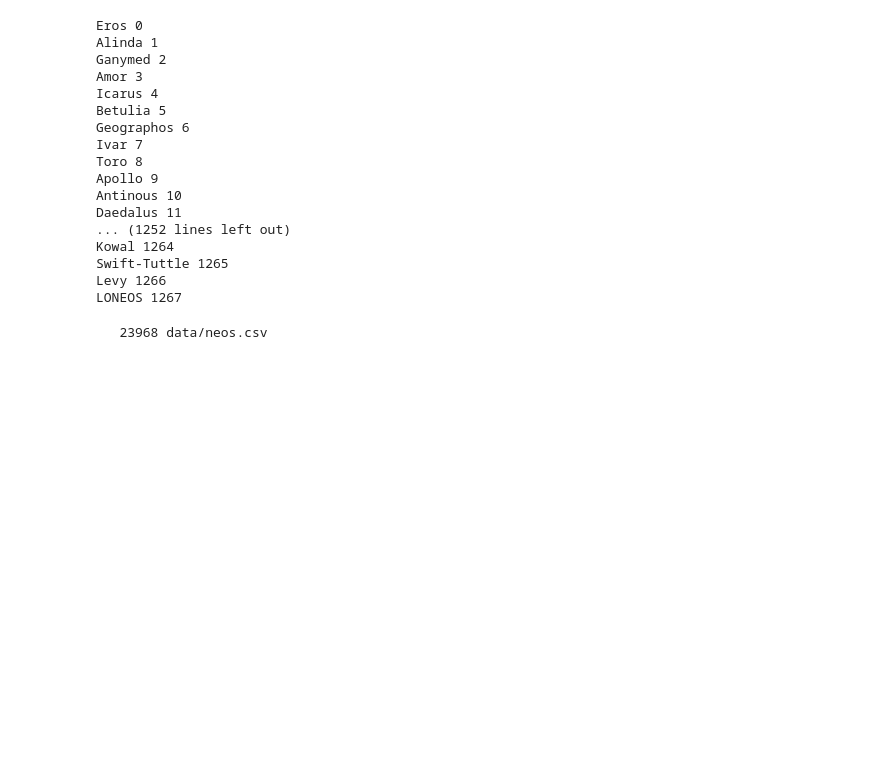
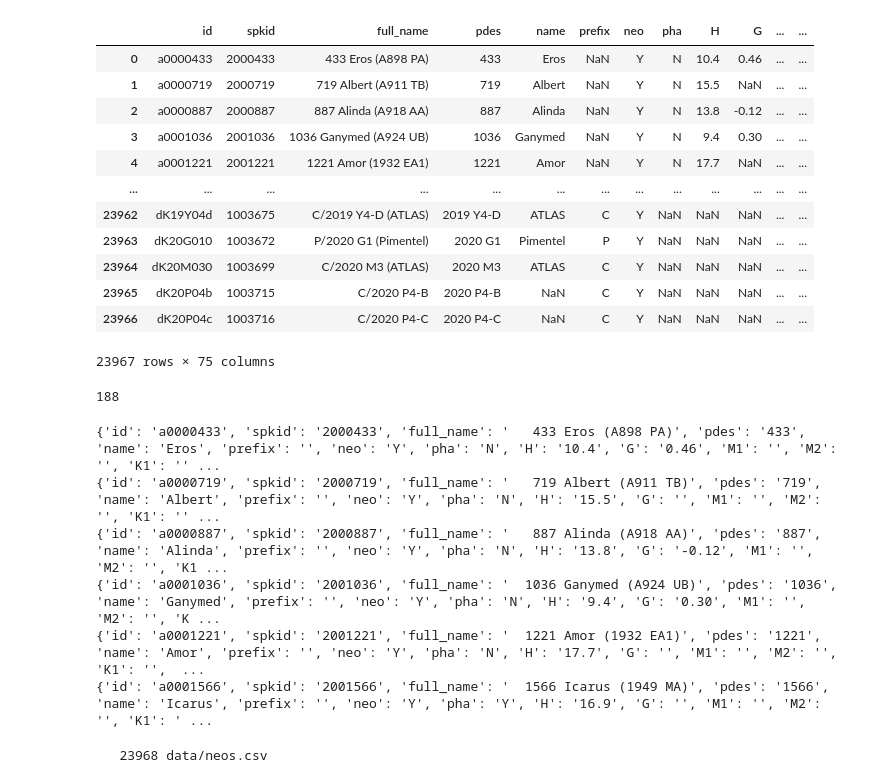
Before and after one commit to WinCanton/near-earth-objects, a Jupyter notebook: Understand-data.ipynb, the cells around one changed output. Cells and saved outputs as stored; diff of their text form; code cells hidden in the pictures; blank space fills up the shorter version.

```diff
--- a/Understand-data.ipynb
+++ b/Understand-data.ipynb
@@ -1,3 +36,23 @@
+# %%
+neos = pd.read_csv('data/neos.csv'); neos
+# %% [output]
+|  | id | spkid | full_name | pdes | name | prefix | neo | pha | H | G | ... | ... |
+| 0 | a0000433 | 2000433 | 433 Eros (A898 PA) | 433 | Eros | NaN | Y | N | 10.4 | 0.46 | ... | ... |
+| 1 | a0000719 | 2000719 | 719 Albert (A911 TB) | 719 | Albert | NaN | Y | N | 15.5 | NaN | ... | ... |
+| 2 | a0000887 | 2000887 | 887 Alinda (A918 AA) | 887 | Alinda | NaN | Y | N | 13.8 | -0.12 | ... | ... |
+| 3 | a0001036 | 2001036 | 1036 Ganymed (A924 UB) | 1036 | Ganymed | NaN | Y | N | 9.4 | 0.30 | ... | ... |
+| 4 | a0001221 | 2001221 | 1221 Amor (1932 EA1) | 1221 | Amor | NaN | Y | N | 17.7 | NaN | ... | ... |
+| ... | ... | ... | ... | ... | ... | ... | ... | ... | ... | ... | ... | ... |
+| 23962 | dK19Y04d | 1003675 | C/2019 Y4-D (ATLAS) | 2019 Y4-D | ATLAS | C | Y | NaN | NaN | NaN | ... | ... |
+| 23963 | dK20G010 | 1003672 | P/2020 G1 (Pimentel) | 2020 G1 | Pimentel | P | Y | NaN | NaN | NaN | ... | ... |
+| 23964 | dK20M030 | 1003699 | C/2020 M3 (ATLAS) | 2020 M3 | ATLAS | C | Y | NaN | NaN | NaN | ... | ... |
+| 23965 | dK20P04b | 1003715 | C/2020 P4-B | 2020 P4-B | NaN | C | Y | NaN | NaN | NaN | ... | ... |
+| 23966 | dK20P04c | 1003716 | C/2020 P4-C | 2020 P4-C | NaN | C | Y | NaN | NaN | NaN | ... | ... |
+23967 rows × 75 columns
+# %%
+neos['pha'].isna().sum()
+# %% [output]
+188
 # %%
 import csv
 # %%
@@ -5,27 +60,17 @@ with open('data/neos.csv', 'r') as f:
     reader = csv.DictReader(f)
     i = 0
     for line in reader:
-        if line['diameter'] != "":
-            print(line['name'], i)
-            i += 1
+        print(line)
+        i += 1
+        if i > 5:
+            break
 # %% [output]
-Eros 0
-Alinda 1
-Ganymed 2
-Amor 3
-Icarus 4
-Betulia 5
-Geographos 6
-Ivar 7
-Toro 8
-Apollo 9
-Antinous 10
-Daedalus 11
-... (1252 lines left out)
-Kowal 1264
-Swift-Tuttle 1265
-Levy 1266
-LONEOS 1267
+{'id': 'a0000433', 'spkid': '2000433', 'full_name': '   433 Eros (A898 PA)', 'pdes': '433', 'name': 'Eros', 'prefix': '', 'neo': 'Y', 'pha': 'N', 'H': '10.4', 'G': '0.46', 'M1': '', 'M2': '', 'K1': '' ...
+{'id': 'a0000719', 'spkid': '2000719', 'full_name': '   719 Albert (A911 TB)', 'pdes': '719', 'name': 'Albert', 'prefix': '', 'neo': 'Y', 'pha': 'N', 'H': '15.5', 'G': '', 'M1': '', 'M2': '', 'K1': '' ...
+{'id': 'a0000887', 'spkid': '2000887', 'full_name': '   887 Alinda (A918 AA)', 'pdes': '887', 'name': 'Alinda', 'prefix': '', 'neo': 'Y', 'pha': 'N', 'H': '13.8', 'G': '-0.12', 'M1': '', 'M2': '', 'K1 ...
+{'id': 'a0001036', 'spkid': '2001036', 'full_name': '  1036 Ganymed (A924 UB)', 'pdes': '1036', 'name': 'Ganymed', 'prefix': '', 'neo': 'Y', 'pha': 'N', 'H': '9.4', 'G': '0.30', 'M1': '', 'M2': '', 'K ...
+{'id': 'a0001221', 'spkid': '2001221', 'full_name': '  1221 Amor (1932 EA1)', 'pdes': '1221', 'name': 'Amor', 'prefix': '', 'neo': 'Y', 'pha': 'N', 'H': '17.7', 'G': '', 'M1': '', 'M2': '', 'K1': '',  ...
+{'id': 'a0001566', 'spkid': '2001566', 'full_name': '  1566 Icarus (1949 MA)', 'pdes': '1566', 'name': 'Icarus', 'prefix': '', 'neo': 'Y', 'pha': 'Y', 'H': '16.9', 'G': '', 'M1': '', 'M2': '', 'K1': ' ...
 # %%
 !wc -l data/neos.csv
 # %% [output]
```
Also changed, not shown: parts of 13 cells of this notebook, 3 other files.
